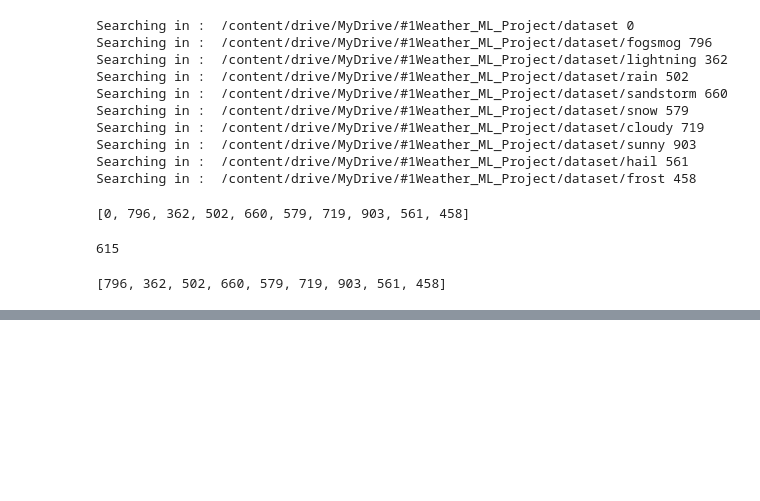
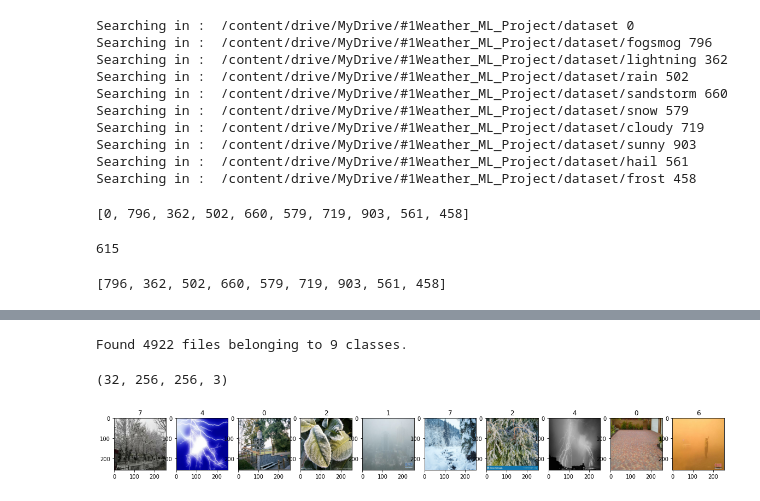
Before and after one commit to Cepeda-R/Machine-Learning_FullProjects, a Jupyter notebook: Weather_Image_Classification.ipynb, the cells around one changed output, grey strips where cells are left out. Saved outputs shown, nothing was run; the diff lists cells and outputs as text; code cells hidden in the pictures; blank space fills up the shorter version.

```diff
--- a/Weather_Image_Classification.ipynb
+++ b/Weather_Image_Classification.ipynb
@@ -233,0 +239,26 @@ frost_path = os.path.join(data_dir, 'frost')
+# %%
+#labels and classes already built with keras utils
+#plus batch size already in 32 and image size 256,256 + shuffle
+#its a pipeline
+#on the fly
+Data = tf.keras.utils.image_dataset_from_directory(data_dir)
+#transform data on the fly using numpy (to acess to it)
+#this allows to loop
+Data_Iterator = Data.as_numpy_iterator()
+#this is allowing get one batch
+batch = Data_Iterator.next()
+# %% [output]
+Found 4922 files belonging to 9 classes.
+# %%
+batch[0].shape
+# %% [output]
+(32, 256, 256, 3)
+# %%
+#define layout chart
+fig, ax = plt.subplots(ncols=10, figsize=(20,20))
+#loop through batch. for every index and image
+for idx, img in enumerate(batch[0][:10]):
+    ax[idx].imshow(img.astype(int)) #doubt in astype int. Otherwise it would get exponents (not applicable by matplotlib)
+    ax[idx].title.set_text(batch[1][idx])
+# %% [output]
+[figure, added]
```
Also changed, not shown: parts of 27 cells of this notebook.
